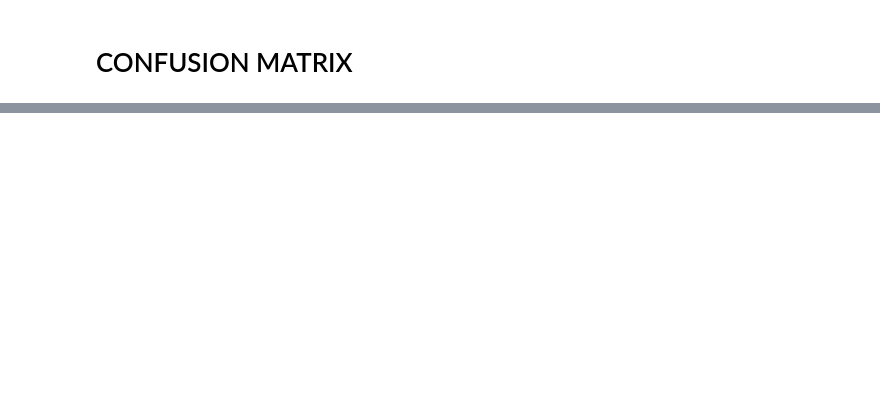
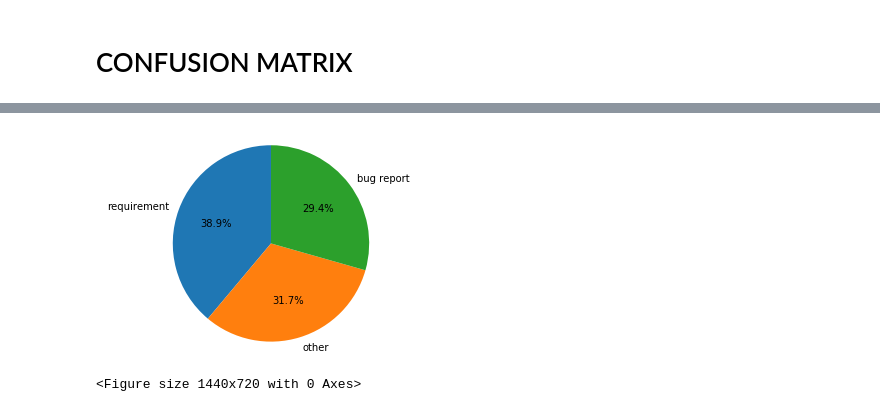
Before and after one commit to gohovd/user-reviews-ts-ad, a Jupyter notebook: NLP and CLF testing.ipynb, the cells around one changed output, grey strips where cells are left out. Drawn from its saved outputs; the diff is of its cells as text; code cells hidden in the pictures; blank space fills up the shorter version.

```diff
--- a/NLP and CLF testing.ipynb
+++ b/NLP and CLF testing.ipynb
@@ -842,0 +899,11 @@ F1               62.48638713930551
+# %%
+labels = ['requirement', 'other', 'bug report']
+sizes = [
+    len(categories[categories == 'requirement']),
+    len(categories[categories == 'other']),
+    len(categories[categories == 'bug report'])
+]
+piec(sizes, labels)
+# %% [output]
+[figure, added]
+<Figure size 1440x720 with 0 Axes>
```
Also changed, not shown: parts of 100 cells of this notebook, 2 other files.
